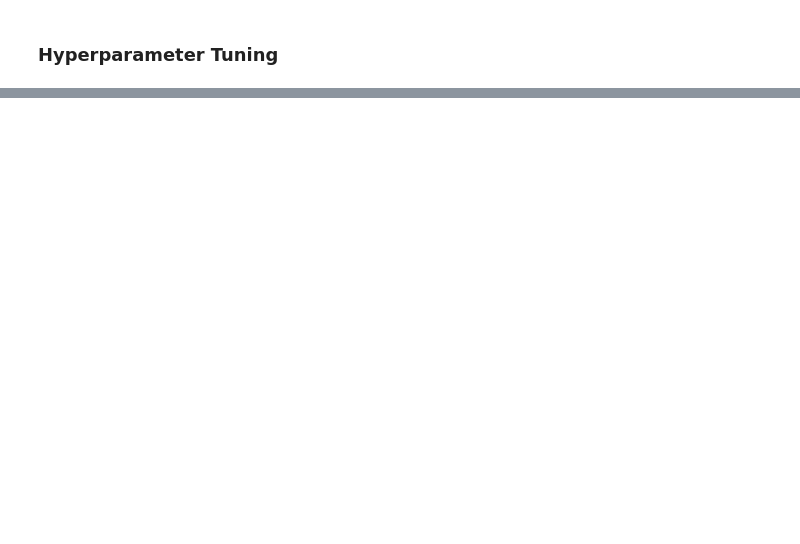
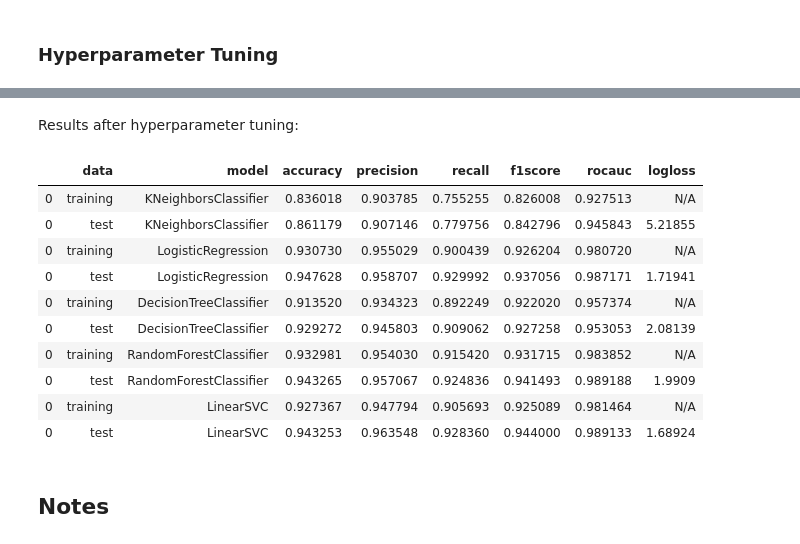
Before and after one commit to sideround/project-ml-onlineshop, a Jupyter notebook: Project_ML_modelling.ipynb, the cells around one changed output, grey strips where cells are left out. Drawn from its saved outputs; the diff is of its cells as text; code cells hidden in the pictures; blank space fills up the shorter version.

Commit message:
hyperparameters and second evaluation done

```diff
--- a/Project_ML_modelling.ipynb
+++ b/Project_ML_modelling.ipynb
@@ -334,0 +653,7 @@ Similarly to the single decision tree, the random forest also gives a lot of imp
+# %%
+y_pred_test = grid.predict(X_test)
+
+print(f'Confussion Matrix for test data:\n{confusion_matrix(y_test, y_pred_test)}')
+print(f'\nClassification report for test data:\n{classification_report(y_test, y_pred_test)}')
+rfor_results_hyp = baseline_report(grid.best_estimator_, X_train, X_test, y_train, y_test, 'RandomForestClassifier')
+rfor_results_hyp
@@ -334,0 +751,7 @@ Similarly to the single decision tree, the random forest also gives a lot of imp
+# %%
+y_pred_test = grid.predict(X_test)
+
+print(f'Confussion Matrix for test data:\n{confusion_matrix(y_test, y_pred_test)}')
+print(f'\nClassification report for test data:\n{classification_report(y_test, y_pred_test)}')
+linearsvc_results_hyp = baseline_report(grid.best_estimator_, X_train, X_test, y_train, y_test, 'LinearSVC')
+linearsvc_results_hyp
@@ -335,2 +840,24 @@ Similarly to the single decision tree, the random forest also gives a lot of imp
+# %% [markdown]
+Results after hyperparameter tuning:
+# %%
+after_hyp = [knn_results_hyp, logreg_results_hyp, dectree_results_hyp, rfor_results_hyp,
+              linearsvc_results_hyp]
+
+final_results_after = pd.concat(after_hyp)
+final_results_after
+# %% [output]
+|  | data | model | accuracy | precision | recall | f1score | rocauc | logloss |
+| 0 | training | KNeighborsClassifier | 0.836018 | 0.903785 | 0.755255 | 0.826008 | 0.927513 | N/A |
+| 0 | test | KNeighborsClassifier | 0.861179 | 0.907146 | 0.779756 | 0.842796 | 0.945843 | 5.21855 |
+| 0 | training | LogisticRegression | 0.930730 | 0.955029 | 0.900439 | 0.926204 | 0.980720 | N/A |
+| 0 | test | LogisticRegression | 0.947628 | 0.958707 | 0.929992 | 0.937056 | 0.987171 | 1.71941 |
+| 0 | training | DecisionTreeClassifier | 0.913520 | 0.934323 | 0.892249 | 0.922020 | 0.957374 | N/A |
+| 0 | test | DecisionTreeClassifier | 0.929272 | 0.945803 | 0.909062 | 0.927258 | 0.953053 | 2.08139 |
+| 0 | training | RandomForestClassifier | 0.932981 | 0.954030 | 0.915420 | 0.931715 | 0.983852 | N/A |
+| 0 | test | RandomForestClassifier | 0.943265 | 0.957067 | 0.924836 | 0.941493 | 0.989188 | 1.9909 |
+| 0 | training | LinearSVC | 0.927367 | 0.947794 | 0.905693 | 0.925089 | 0.981464 | N/A |
+| 0 | test | LinearSVC | 0.943253 | 0.963548 | 0.928360 | 0.944000 | 0.989133 | 1.68924 |
+# %% [markdown]
+## Notes
 # %%
 RandomForestClassifier().get_params()
```
Also changed, not shown: parts of 93 cells of this notebook, 3 other files.
